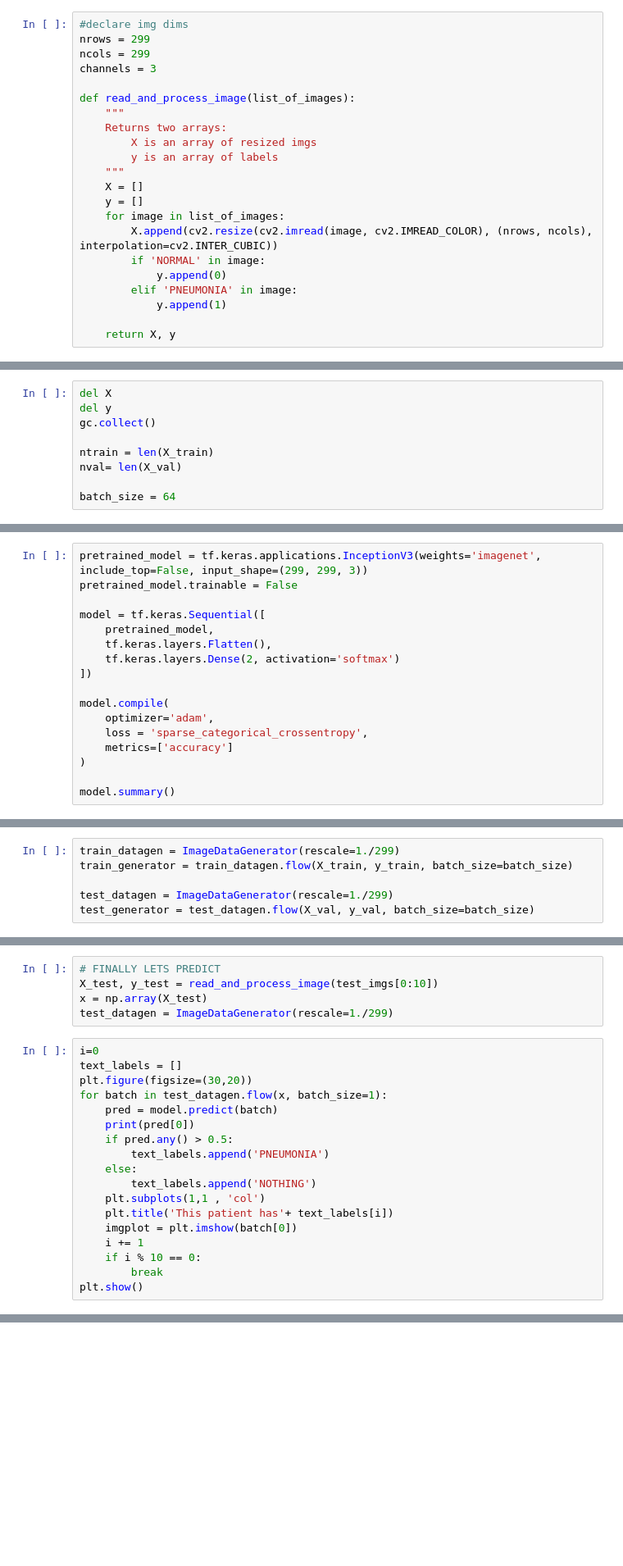
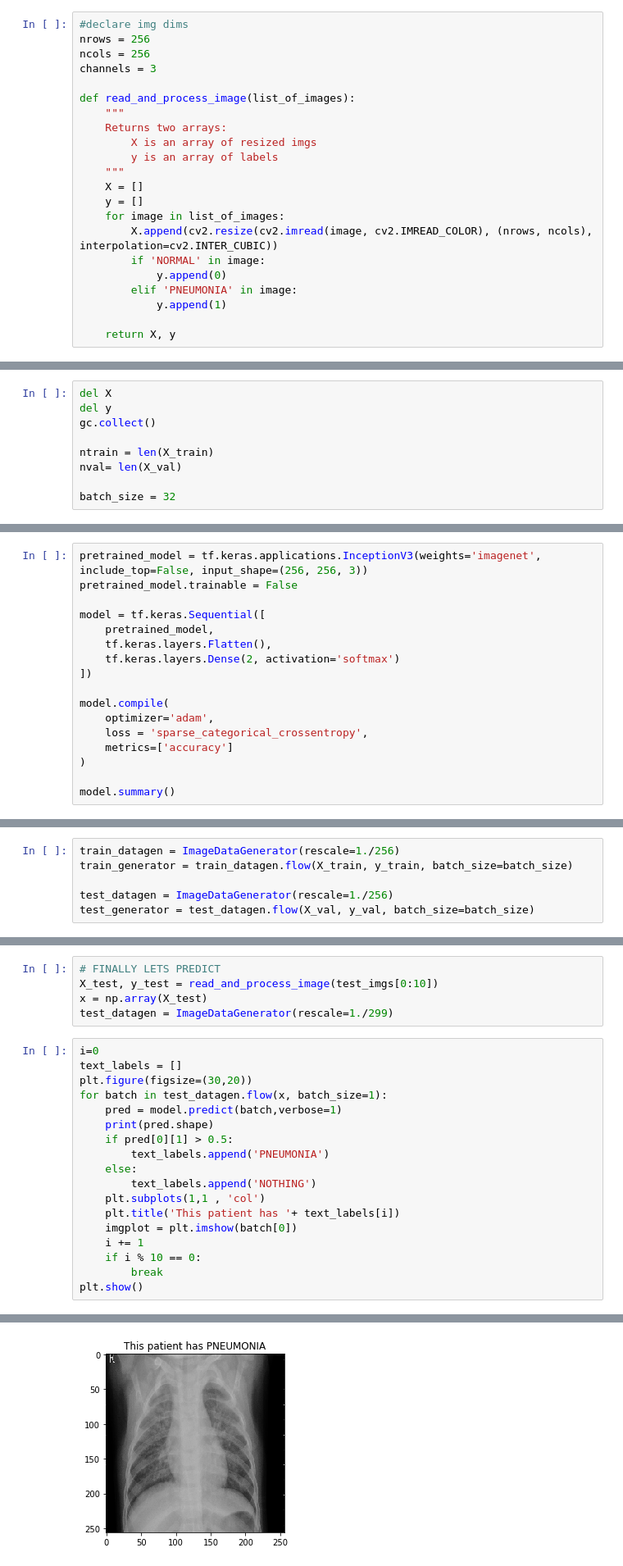
Before and after one commit to anton2mihail/Pneumonia-Detection-InceptionV3, a Jupyter notebook: Assignment.ipynb, the cells around one changed output, grey strips where cells are left out. Shown at 82% size. Drawn from its saved outputs; the diff is of its cells as text; blank space fills up the shorter version.

```diff
--- a/Assignment.ipynb
+++ b/Assignment.ipynb
@@ -46,7 +46,7 @@ for ima in train_imgs[0:3]:
 # %%
 #declare img dims
-nrows = 299
-ncols = 299
+nrows = 256
+ncols = 256
 channels = 3
 
 def read_and_process_image(list_of_images):
@@ -135,7 +135,7 @@ gc.collect()
 ntrain = len(X_train)
 nval= len(X_val)
 
-batch_size = 64
+batch_size = 32
 # %%
 from keras.models import  Sequential
 from keras.layers import  *
@@ -148,5 +146,5 @@ Using TensorFlow backend.
 # %%
-pretrained_model = tf.keras.applications.InceptionV3(weights='imagenet', include_top=False, input_shape=(299, 299, 3))
+pretrained_model = tf.keras.applications.InceptionV3(weights='imagenet', include_top=False, input_shape=(256, 256, 3))
 pretrained_model.trainable = False
 
 model = tf.keras.Sequential([
@@ -181,10 +176,10 @@ Trainable params: 262,146
 Non-trainable params: 21,802,784
 _________________________________________________________________
 # %%
-train_datagen = ImageDataGenerator(rescale=1./299)
+train_datagen = ImageDataGenerator(rescale=1./256)
 train_generator = train_datagen.flow(X_train, y_train, batch_size=batch_size)
 
-test_datagen = ImageDataGenerator(rescale=1./299)
+test_datagen = ImageDataGenerator(rescale=1./256)
 test_generator = test_datagen.flow(X_val, y_val, batch_size=batch_size)
 # %%
 history = model.fit_generator(train_generator, steps_per_epoch=ntrain // batch_size, epochs=EPOCHS, validation_data=test_generator,
@@ -228,16 +243,17 @@ i=0
 text_labels = []
 plt.figure(figsize=(30,20))
 for batch in test_datagen.flow(x, batch_size=1):
-    pred = model.predict(batch)
-    print(pred[0])
-    if pred.any() > 0.5:
+    pred = model.predict(batch,verbose=1)
+    print(pred.shape)
+    if pred[0][1] > 0.5:
         text_labels.append('PNEUMONIA')
     else:
         text_labels.append('NOTHING')
     plt.subplots(1,1 , 'col')
-    plt.title('This patient has'+ text_labels[i])
+    plt.title('This patient has '+ text_labels[i])
     imgplot = plt.imshow(batch[0])
     i += 1
     if i % 10 == 0:
         break
 plt.show()
+# %% [output]
@@ -243,0 +281 @@ plt.show()
+[figure, added]
```
Also changed, not shown: parts of 12 cells of this notebook, 2 other files.
